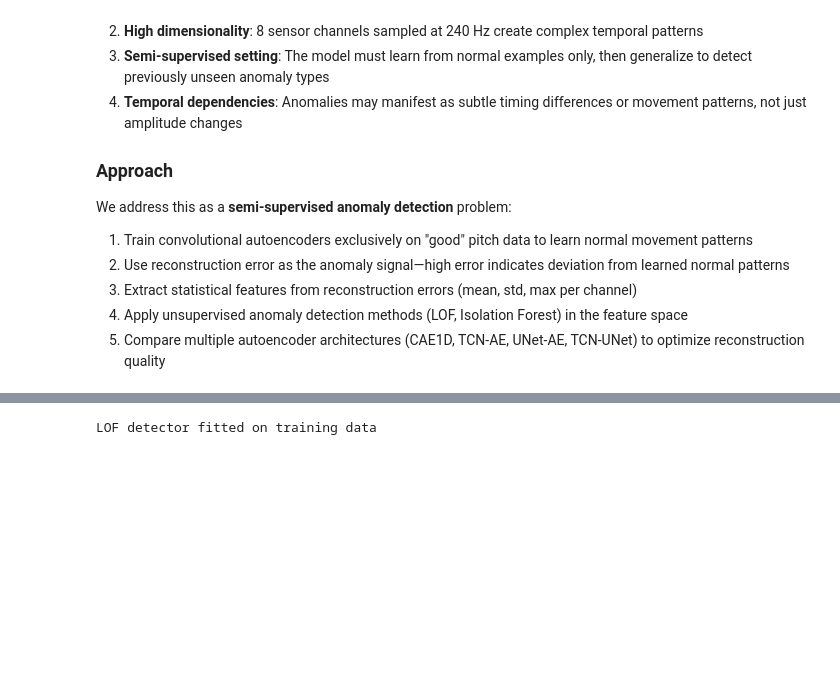
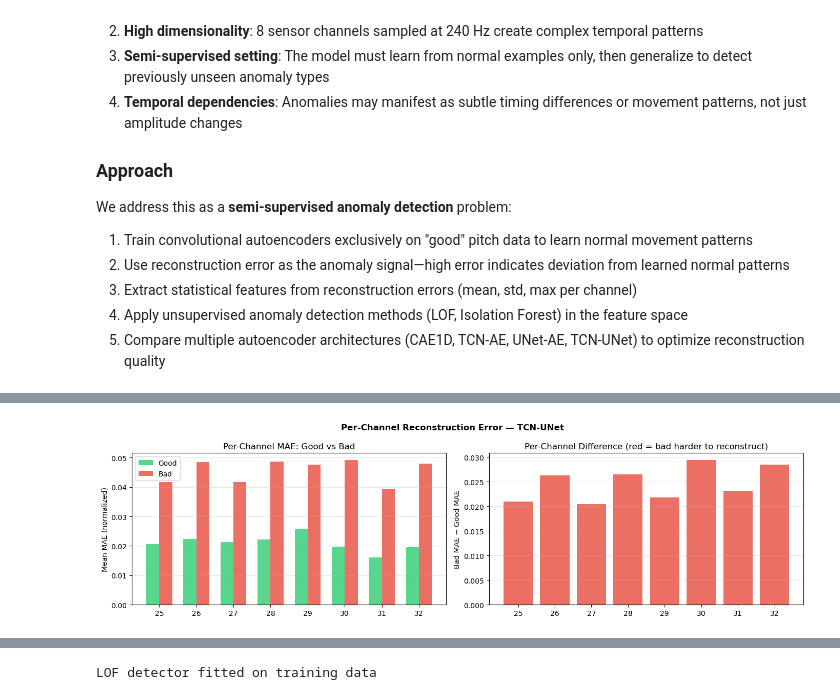
Before and after one commit to tzheng846/baseball_data, a Jupyter notebook: pitch_analysis_clean.ipynb, the cells around one changed output, grey strips where cells are left out. Cells and saved outputs as stored; diff of their text form; code cells hidden in the pictures; blank space fills up the shorter version.

```diff
--- a/pitch_analysis_clean.ipynb
+++ b/pitch_analysis_clean.ipynb
@@ -291,0 +1422,23 @@ Best Model: TCN-UNet (Val MSE = 0.0130)
+# %%
+# Visualization: per-channel MAE for good vs bad windows, and the difference.
+ch_mae_good = np.abs(wins_good - recs_good).mean(axis=(0, 2))  # (C,)
+ch_mae_bad  = np.abs(wins_bad  - recs_bad ).mean(axis=(0, 2))  # (C,)
+ch_diff     = ch_mae_bad - ch_mae_good
+
+fig, axes = plt.subplots(1, 2, figsize=(14, 4))
+x = np.arange(N_CHANNELS); w = 0.35
+axes[0].bar(x - w/2, ch_mae_good, w, label='Good', color='#2ecc71', alpha=0.8)
+axes[0].bar(x + w/2, ch_mae_bad,  w, label='Bad',  color='#e74c3c', alpha=0.8)
+axes[0].set_xticks(x); axes[0].set_xticklabels(SENSOR_COLS)
+axes[0].set_ylabel('Mean MAE (normalized)'); axes[0].set_title('Per-Channel MAE: Good vs Bad')
+axes[0].legend(); axes[0].grid(True, alpha=0.3, axis='y')
+axes[1].bar(x, ch_diff, color=['#e74c3c' if d > 0 else '#2ecc71' for d in ch_diff], alpha=0.8)
+axes[1].axhline(0, color='black', lw=0.8)
+axes[1].set_xticks(x); axes[1].set_xticklabels(SENSOR_COLS)
+axes[1].set_ylabel('Bad MAE − Good MAE')
+axes[1].set_title('Per-Channel Difference (red = bad harder to reconstruct)')
+axes[1].grid(True, alpha=0.3, axis='y')
+plt.suptitle(f'Per-Channel Reconstruction Error — {best_model_name}', fontsize=12, fontweight='bold')
+plt.tight_layout(); plt.show()
+# %% [output]
+[figure, added]
```
Also changed, not shown: parts of 65 cells of this notebook, 11 other files.
